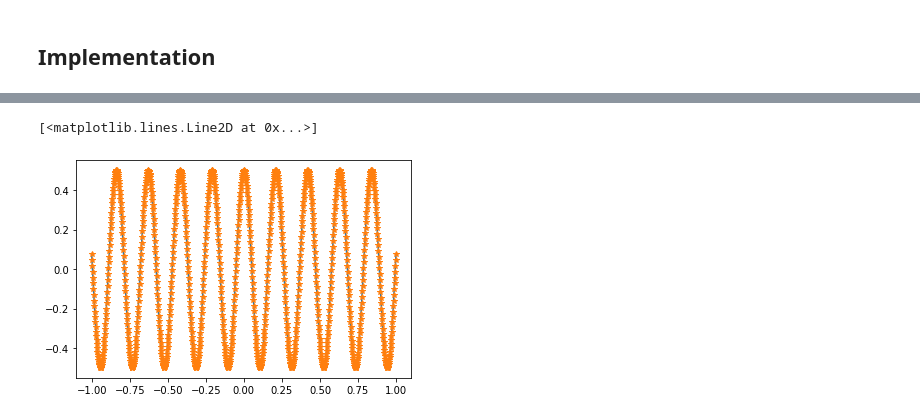
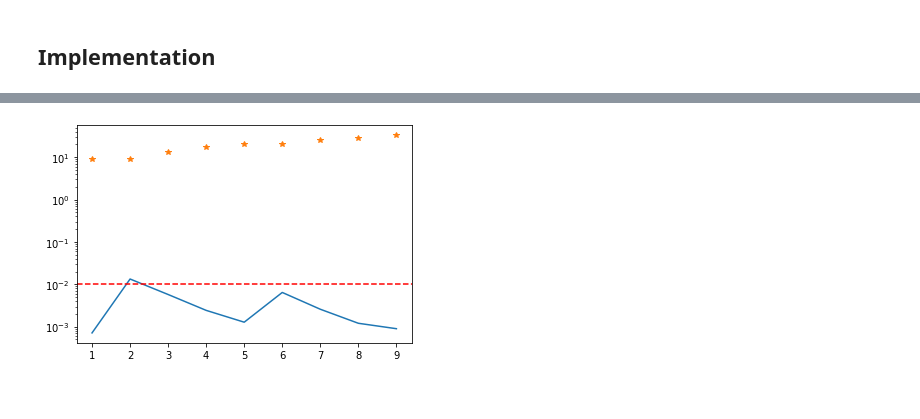
Before and after one commit to idnm/blog, a Jupyter notebook: posts/quantum_singular_value_transformation_intro/index.ipynb, the cells around one changed output, grey strips where cells are left out. Drawn from its saved outputs; the diff is of its cells as text; code cells hidden in the pictures.

```diff
--- a/posts/quantum_singular_value_transformation_intro/index.ipynb
+++ b/posts/quantum_singular_value_transformation_intro/index.ipynb
@@ -341,6 +303,8 @@ class BlockEncoding:
         self.unitary = self.unitary_from_blocks(
             self.diagonal_block,
             self.off_diagonal_block)
+
+        self.projector = np.kron(np.diag([1, 0]), np.eye(self.dim//2))
 
     @staticmethod
     def pad_matrix_to_square(M):
@@ -384,7 +345,7 @@ with contextlib.redirect_stdout(f):
 seed = 42
 np.random.seed(seed)
 
-num_qubits = 5
+num_qubits = 6
 N = 2**num_qubits
 
 V = scipy.stats.unitary_group.rvs(N, random_state=seed)
@@ -394,13 +355,35 @@ H = V*D @ V.conj().T
 
 block_encoding = BlockEncoding(H)
 U = block_encoding.unitary
+P = block_encoding.projector
 # %%
 costx = pyqsp.poly.PolyCosineTX()
+sintx = pyqsp.poly.PolySineTX()
 
-t = 2
-coeffs = costx.generate(tau=t, epsilon=0.01)
-phis = pyqsp.angle_sequence.QuantumSignalProcessingPhases(coeffs, signal_operator='Wx')
-phis = angles_from_Wx_to_R(phis)
+t = np.arange(1, 10)
+epsilon = 0.01
 
-P = np.kron(np.diag([1, 0]), np.eye(N))
-U_phi = apply_QSVT(U, P, P, phis)
+norms = []
+degrees = []
+for ti in t:
+
+    U_phi = []
+    degree = 0
+
+    for target_function in [costx, sintx]:
+        coeffs = quiet(target_function.generate)(tau=ti, epsilon=epsilon)
+        phis = pyqsp.angle_sequence.QuantumSignalProcessingPhases(coeffs, signal_operator='Wx')
+        phis = angles_from_Wx_to_R(phis)
+        degree += len(phis)-1
+
+        U_phi.append(apply_QSVT(U, P, P, phis))
+
+    degrees.append(degree)
+
+    U_phi_cos, U_phi_sin = U_phi
+    H_cos = U_phi_cos[:N, :N]+U_phi_cos[:N, :N].conj().T
+    H_sin = U_phi_sin[:N, :N]+U_phi_sin[:N, :N].conj().T
+    H_transformed = H_cos -1j*H_sin
+
+    norm = np.linalg.norm(H_transformed-scipy.linalg.expm(-1j*H*ti))
+    norms.append(norm)
@@ -474,9 +390,7 @@ array([[ 0.32620272+8.93039461e-01j, -0.04320226-2.59124951e-02j,
-# %%
-x = np.linspace(-1, 1, 1000)
-
-poly_vals = [polynomial_value(coeffs, xi) for xi in x]
-plt.plot(x, 0.5*np.cos(x*t))
-plt.plot(x, poly_vals, '*')
-# %% [output]
-[<matplotlib.lines.Line2D at 0x...>]
-[figure, removed]
+# %%
+plt.plot(t, norms)
+plt.axhline(epsilon, color='red', linestyle='--', label='error threshold')
+plt.plot(t, degrees, '*')
+plt.yscale('log')
+# %% [output]
+[figure, added]
```
Also changed, not shown: parts of 14 cells of this notebook.
